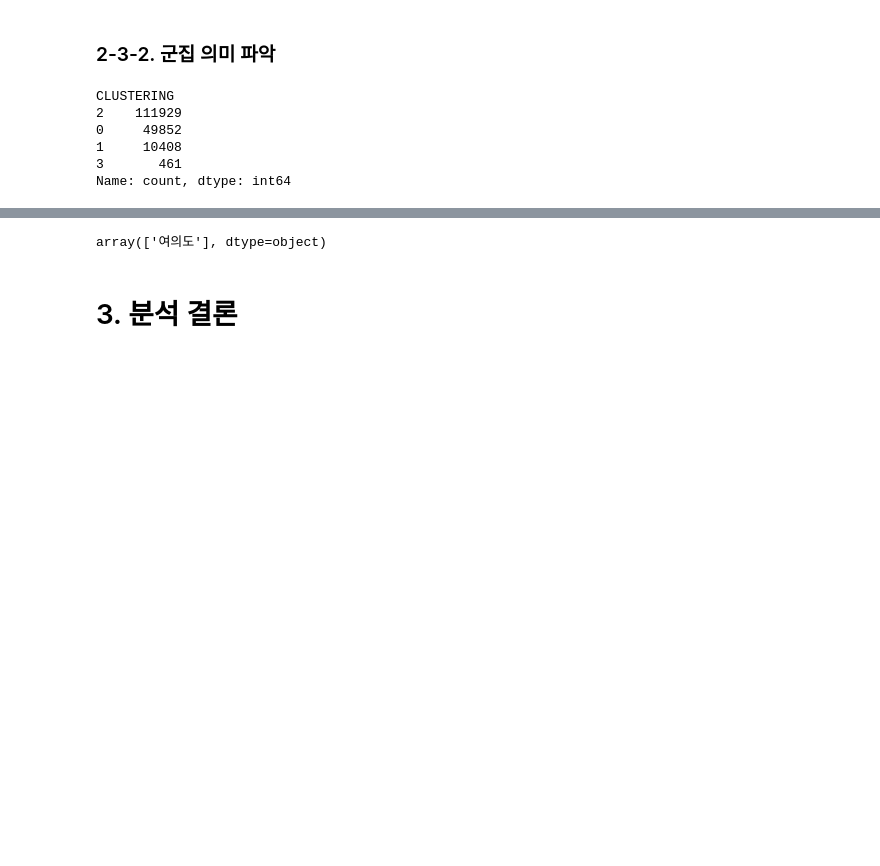
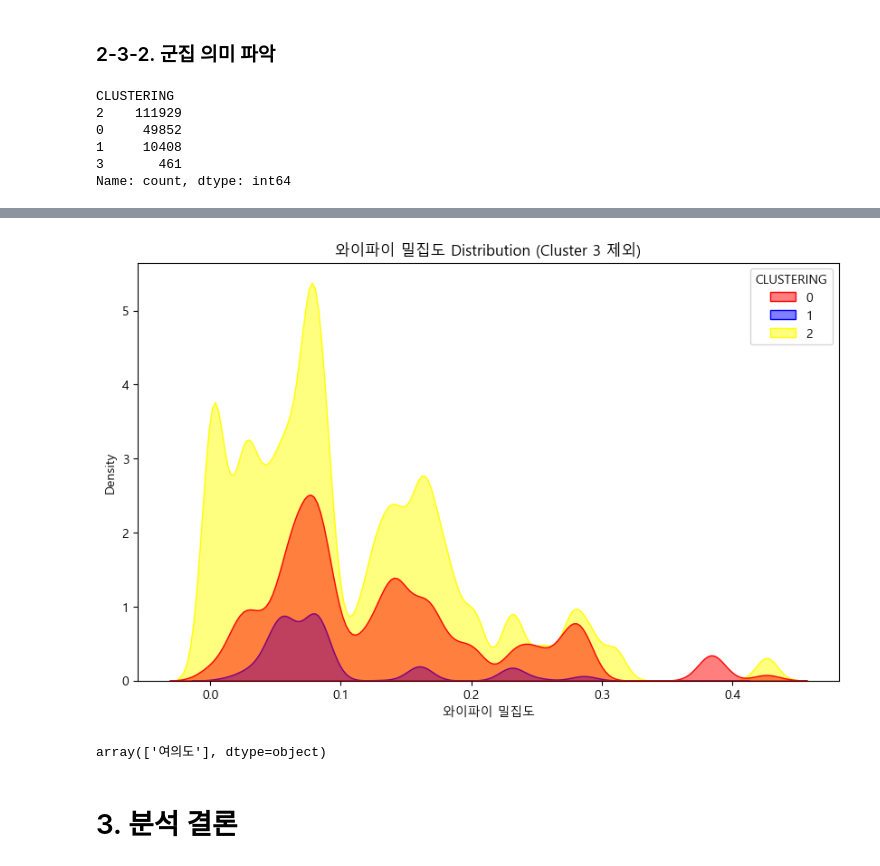
Before and after one commit to JungbeomLee/PublicWifi-DemandAnalysis, a Jupyter notebook: data_detailed_analysis.ipynb, the cells around one changed output, grey strips where cells are left out. Saved outputs shown, nothing was run; the diff lists cells and outputs as text; code cells hidden in the pictures; blank space fills up the shorter version.

```diff
--- a/data_detailed_analysis.ipynb
+++ b/data_detailed_analysis.ipynb
@@ -234,4 +230,0 @@ foot_traffic_loc_with_area['유동인구_밀집도'] = (
-# %%
-foot_traffic_loc_with_area['와이파이_밀집도'] = (
-    foot_traffic_loc_with_area['WiFi_Count'] / foot_traffic_loc_with_area['AREA_M2']
-)
@@ -777,3 +678,23 @@ Passing `palette` without assigning `hue` is deprecated and will be removed in v
+# %%
+# Cluster 3을 제외한 데이터 필터링
+filtered_data = foot_traffic_loc_with_area[foot_traffic_loc_with_area["CLUSTERING"] != 3]
+
+# 와이파이 밀집도 시각화
+plt.figure(figsize=(10, 6))
+sns.kdeplot(
+    data=filtered_data,
+    x="와이파이_밀집도",
+    hue="CLUSTERING",
+    fill=True,
+    alpha=0.5,
+    palette=["red", "blue", "yellow"],  # Cluster 0, 1, 2 색상
+)
+plt.title("와이파이 밀집도 Distribution (Cluster 3 제외)")
+plt.xlabel("와이파이 밀집도")
+plt.ylabel("Density")
+plt.show()
+# %% [output]
+[figure, added]
 # %%
 foot_traffic_loc_with_area[foot_traffic_loc_with_area['CLUSTERING']==3]['AREA_NM'].unique()
 # %% [output]
```
Also changed, not shown: parts of 29 cells of this notebook, 1 other file.
